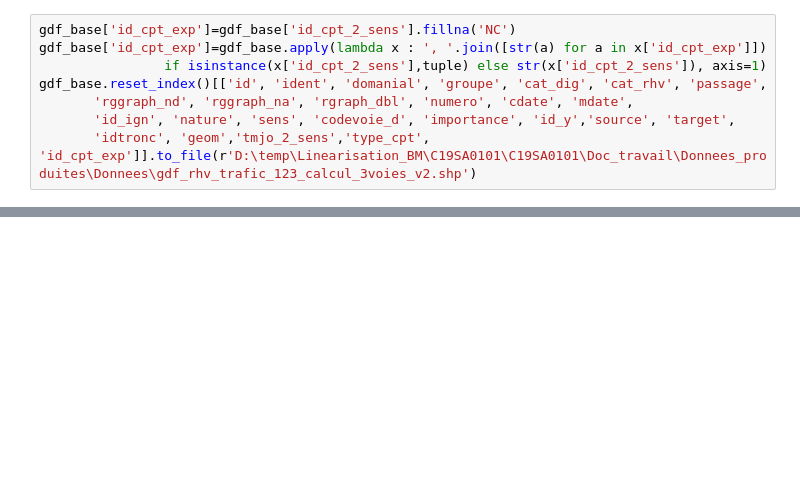
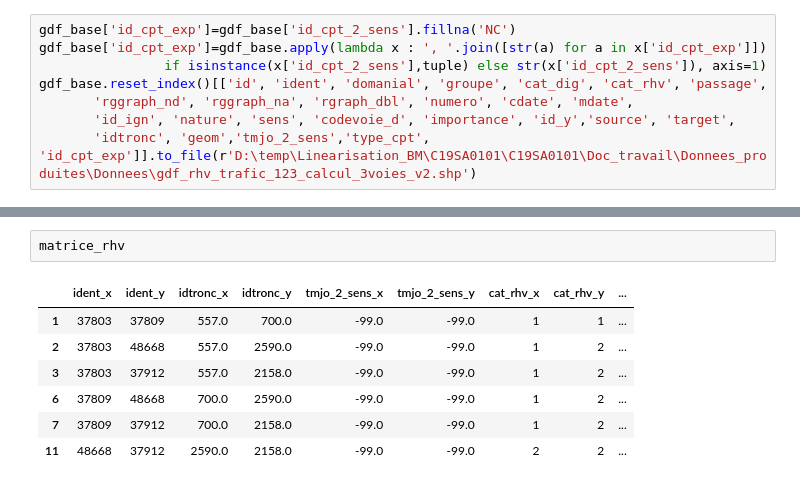
Before and after one commit to nantodevison/Lin_uniq_BdxM, a Jupyter notebook: Lin_uniq_BdxM/Traitements/traitements.ipynb, the cells around one changed output, grey strips where cells are left out. Drawn from its saved outputs; the diff is of its cells as text; blank space fills up the shorter version.

```diff
--- a/Lin_uniq_BdxM/Traitements/traitements.ipynb
+++ b/Lin_uniq_BdxM/Traitements/traitements.ipynb
@@ -799,0 +539,10 @@ lgn_sup=gdf_calcul.loc[(gdf_calcul['idtronc']==1309) & ((gdf_calcul['source']==n
+# %%
+matrice_rhv
+# %% [output]
+|  | ident_x | ident_y | idtronc_x | idtronc_y | tmjo_2_sens_x | tmjo_2_sens_y | cat_rhv_x | cat_rhv_y | ... |
+| 1 | 37803 | 37809 | 557.0 | 700.0 | -99.0 | -99.0 | 1 | 1 | ... |
+| 2 | 37803 | 48668 | 557.0 | 2590.0 | -99.0 | -99.0 | 1 | 2 | ... |
+| 3 | 37803 | 37912 | 557.0 | 2158.0 | -99.0 | -99.0 | 1 | 2 | ... |
+| 6 | 37809 | 48668 | 700.0 | 2590.0 | -99.0 | -99.0 | 1 | 2 | ... |
+| 7 | 37809 | 37912 | 700.0 | 2158.0 | -99.0 | -99.0 | 1 | 2 | ... |
+| 11 | 48668 | 37912 | 2590.0 | 2158.0 | -99.0 | -99.0 | 2 | 2 | ... |
```
Also changed, not shown: parts of 57 cells of this notebook, 4 other files.
